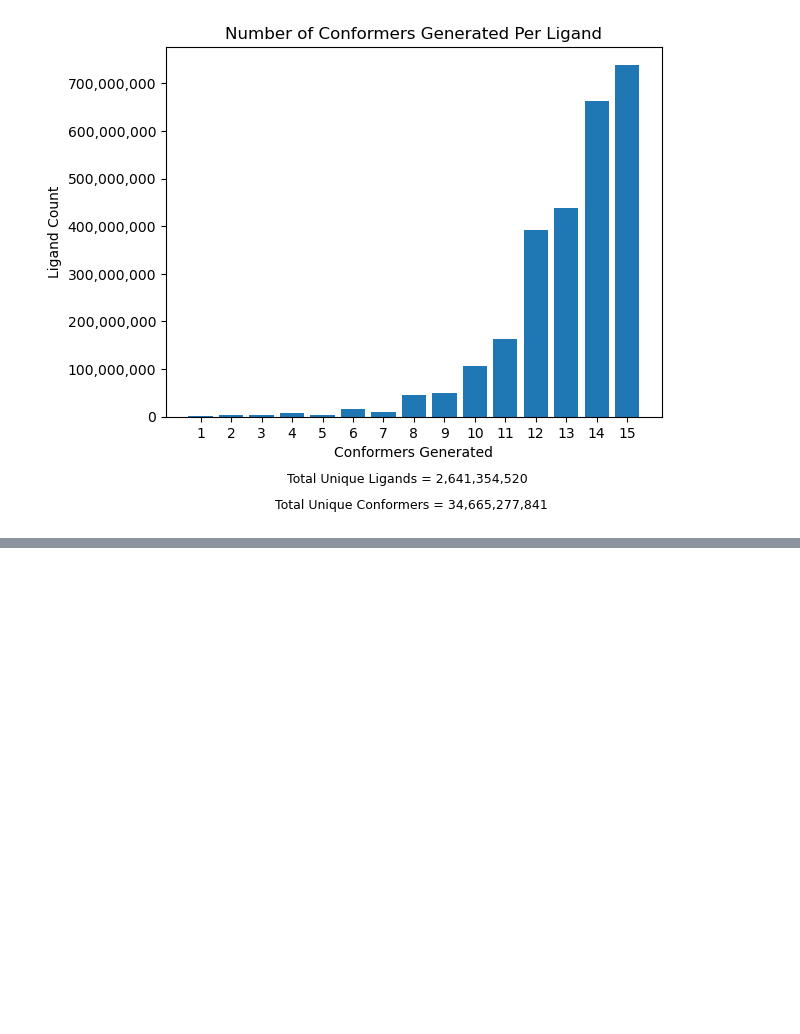
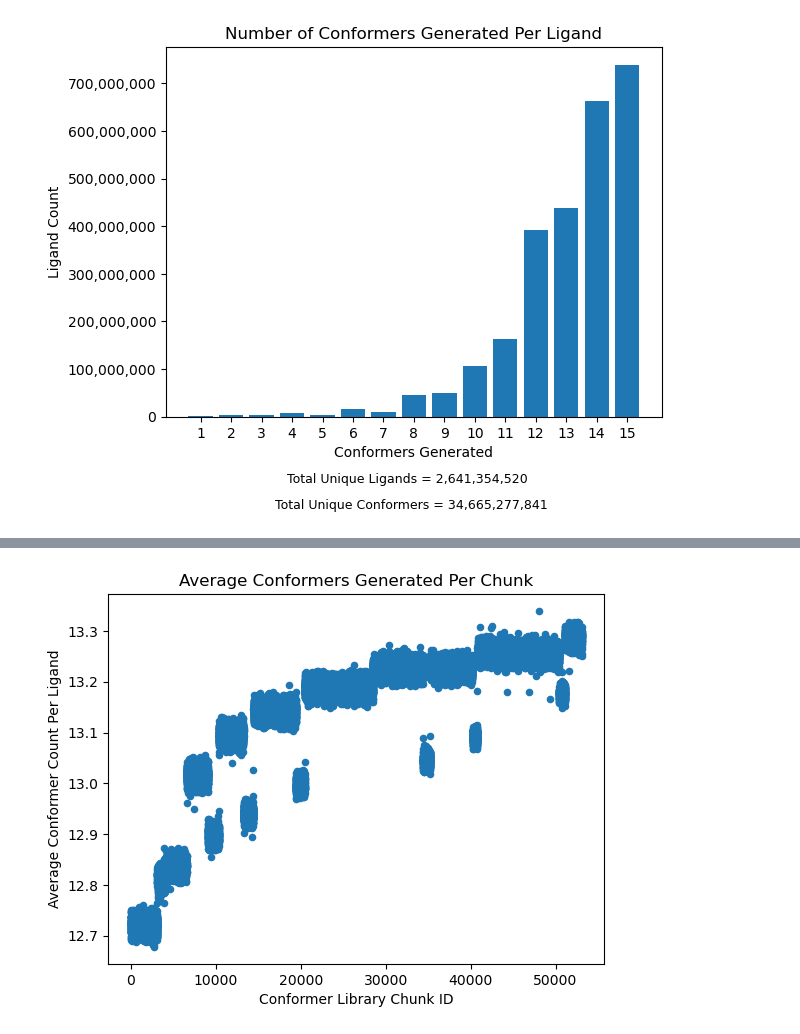
Before and after one commit to toadlover/ginsparg_thymelab_thesis, a Jupyter notebook: jupyter_notebooks/figure_making/conformer_library_data.ipynb, the cells around one changed output, grey strips where cells are left out. Saved outputs shown, nothing was run; the diff lists cells and outputs as text; code cells hidden in the pictures; blank space fills up the shorter version.

Commit message:
more progress on figures

```diff
--- a/jupyter_notebooks/figure_making/conformer_library_data.ipynb
+++ b/jupyter_notebooks/figure_making/conformer_library_data.ipynb
@@ -58,3 +58,9 @@ plt.annotate("Total Unique Conformers = " + str(total_conf_str), xy=(0.22, -0.25
 plt.show()
 # %% [output]
 [figure]
+# %%
+#read in the conformer per chunk data sheet
+df = pd.read_csv("conformer_library_data/average_conformers_per_chunk.csv")
+
+#remove the 0 values
+df = df[df['Average_Conformers_Generated'] >= 0.5]
@@ -60,0 +83,12 @@ plt.show()
+# %%
+df.plot(kind='scatter',x='Chunk',y='Average_Conformers_Generated')
+
+plt.xlabel('Conformer Library Chunk ID')
+plt.ylabel('Average Conformer Count Per Ligand')
+plt.title('Average Conformers Generated Per Chunk')
+
+#plt.ylim(0,15)
+
+plt.show()
+# %% [output]
+[figure, added]
```
Also changed, not shown: parts of 14 cells of this notebook, 4 other files.
